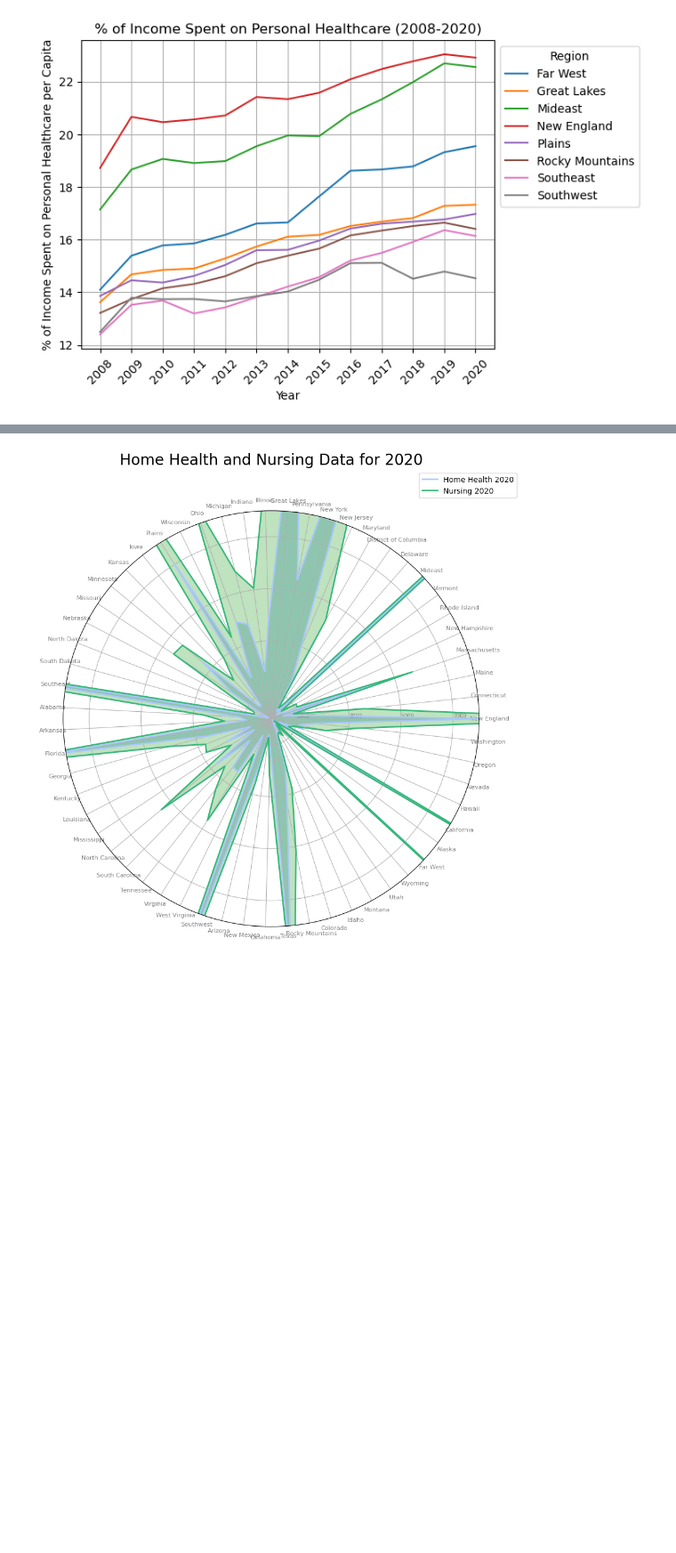
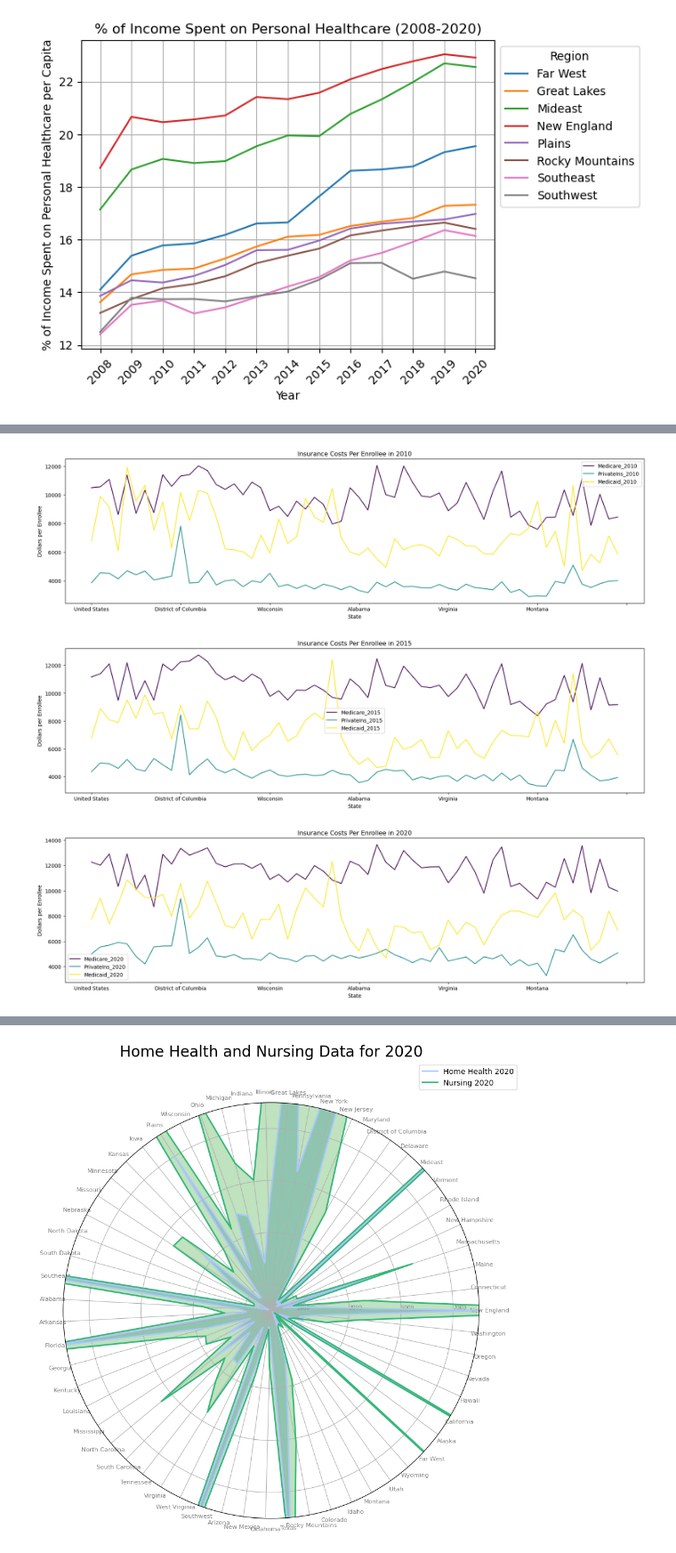
Before and after one commit to MyJineng/Healthcare-ETL, a Jupyter notebook: Notebooks/Project_Notebook.ipynb, the cells around one changed output, grey strips where cells are left out. Shown at 89% size. Drawn from its saved outputs; the diff is of its cells as text; code cells hidden in the pictures; blank space fills up the shorter version.

```diff
--- a/Notebooks/Project_Notebook.ipynb
+++ b/Notebooks/Project_Notebook.ipynb
@@ -383,21 +417,25 @@ columnNamechg.set_index(columnNamechg.columns[0])
 # %%
-columnNamechg.plot(x='State', y=["Medicare_2010", "PrivateIns_2010", "Medicaid_2010"],
+columnNamechg.plot(x='region/state of residence', y=["Medicare_2010", "PrivateIns_2010", "Medicaid_2010"],
                 xlabel='State',
                 ylabel="Dollars per Enrollee",
                 title="Insurance Costs Per Enrollee in 2010",
                 figsize=(20,5), colormap="viridis")
 
-columnNamechg.plot(x="State", y=["Medicare_2015", "PrivateIns_2015", "Medicaid_2015"],
+columnNamechg.plot(x="region/state of residence", y=["Medicare_2015", "PrivateIns_2015", "Medicaid_2015"],
                 xlabel="State",
                 ylabel="Dollars per Enrollee",
                 title="Insurance Costs Per Enrollee in 2015",
                 figsize=(20,5), colormap="viridis")
 
-columnNamechg.plot(x="State", y=["Medicare_2020", "PrivateIns_2020", "Medicaid_2020"],
+columnNamechg.plot(x="region/state of residence", y=["Medicare_2020", "PrivateIns_2020", "Medicaid_2020"],
                 xlabel="State",
                 ylabel="Dollars per Enrollee",
                 title="Insurance Costs Per Enrollee in 2020",
                 figsize=(20,5), colormap="viridis")
 
 plt.show()
+# %% [output]
+[figure, added]
+[figure, added]
+[figure, added]
 # %%
```
Also changed, not shown: parts of 16 cells of this notebook.
